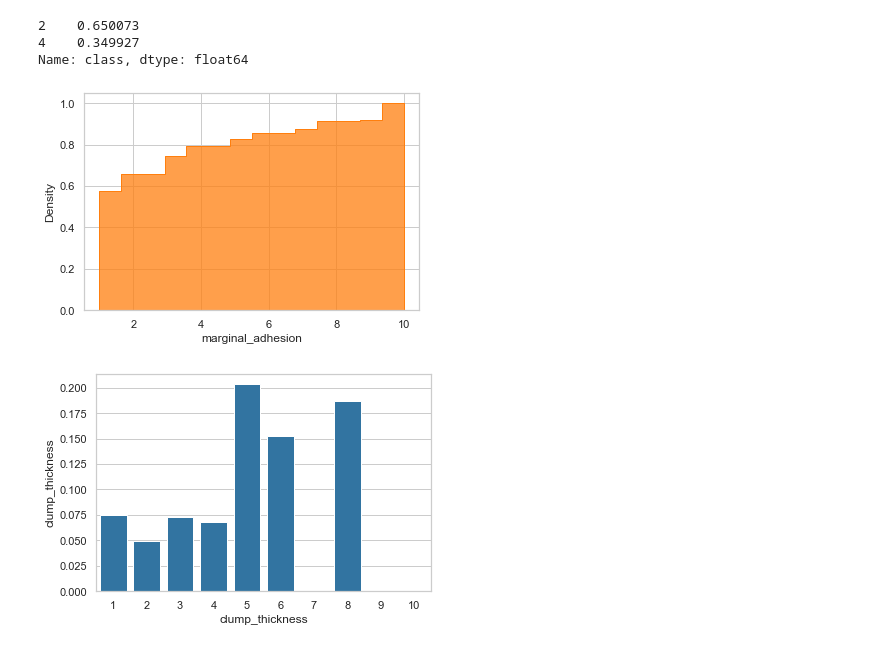
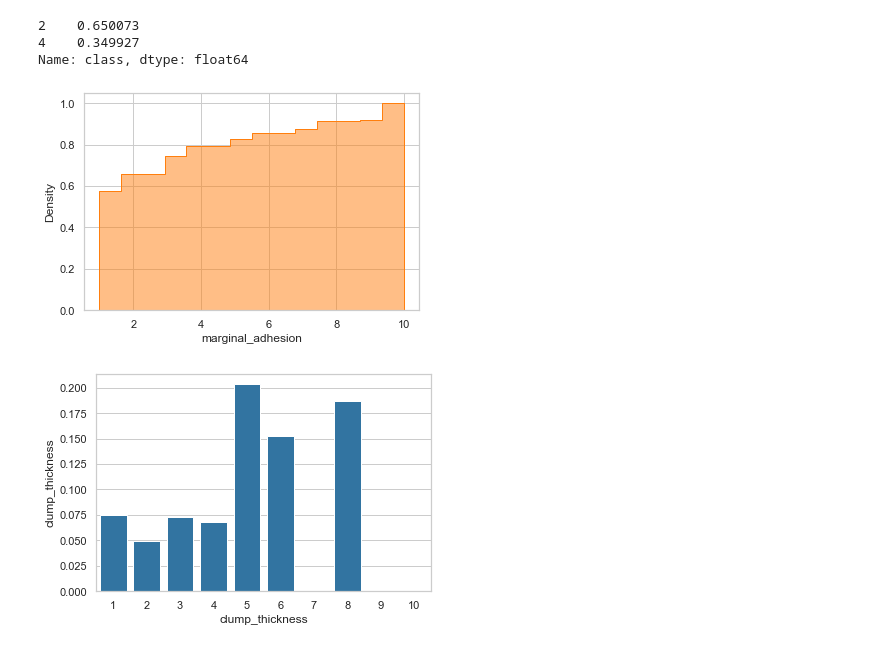
Before and after one commit to rromang/breast_cancer_classification, a Jupyter notebook: notebooks/initial.ipynb, the cells around one changed output. Saved outputs shown, nothing was run; the diff lists cells and outputs as text; code cells hidden in the pictures.

```diff
--- a/notebooks/initial.ipynb
+++ b/notebooks/initial.ipynb
@@ -83,11 +83,12 @@ df[~df.bare_nuclei.str.isnumeric()]
 | 411 | 1238464 | 1 | 1 | 1 | 1 | ... |
 | 617 | 1057067 | 1 | 1 | 1 | 1 | ... |
 # %%
-#re-import data establishing ? as null
+#re-import data establishing ? as null; drop column for sample_code_num
 #----------------------------------------------
 df = pd.read_table("../data_from_source/breast-cancer-wisconsin.data",  na_values='?', sep=",", header=None,
                  names=["sample_code_num", "clump_thickness","uniformity_cell_size", "uniformity_cell_shape", \
                     "marginal_adhesion", 'single_epithelial_cell_size', "bare_nuclei", "bland_chromatin", \
                         "normal_nucleoli", "mitoses", 'class'])
-df.head()
+df_dropped = df.drop(columns=["sample_code_num"])
+df_dropped.head()
 # %% [output]
@@ -140,6 +139,6 @@ dtype: int64
 # %%
 #drop null values
 #----------------------------------------------
-df = df.dropna()
-df.shape
+df_dropped = df_dropped.dropna()
+df_dropped.shape
 # %% [output]
@@ -147,7 +146,7 @@ df.shape
 # %%
 #change type of column with NaNs to the same dtype
 #----------------------------------------------
-df["bare_nuclei"] = df["bare_nuclei"].astype(int)
+df_dropped["bare_nuclei"] = df_dropped["bare_nuclei"].astype(int)
 # %%
 #check the dtype change was correctly changed
 #----------------------------------------------
@@ -258,15 +259,15 @@ Name: class, dtype: float64
 def PMF_cdistplot(x, data,ax,color,**plt_kwargs):
     sns.histplot(
     data=data, x=x, ax=ax, color=color, element="step",
-    cumulative=True, stat="density", common_norm=False,
+    cumulative=True, stat="density", alpha=0.5, common_norm=False,
 )
 # %%
 #test function for cumulative distribution plots
 #----------------------------------------------
-_ = PMF_cdistplot(df['marginal_adhesion'], df, color='tab:orange', ax=plt.gca())
+_ = PMF_cdistplot(df_dropped['marginal_adhesion'], df_dropped, color='tab:orange', ax=plt.gca())
 _
 # %% [output]
-[figure, old version]
+[figure, new version]
 # %%
 #define function for PMF plots
 #----------------------------------------------
```
Also changed, not shown: parts of 22 cells of this notebook, 4 other files.
